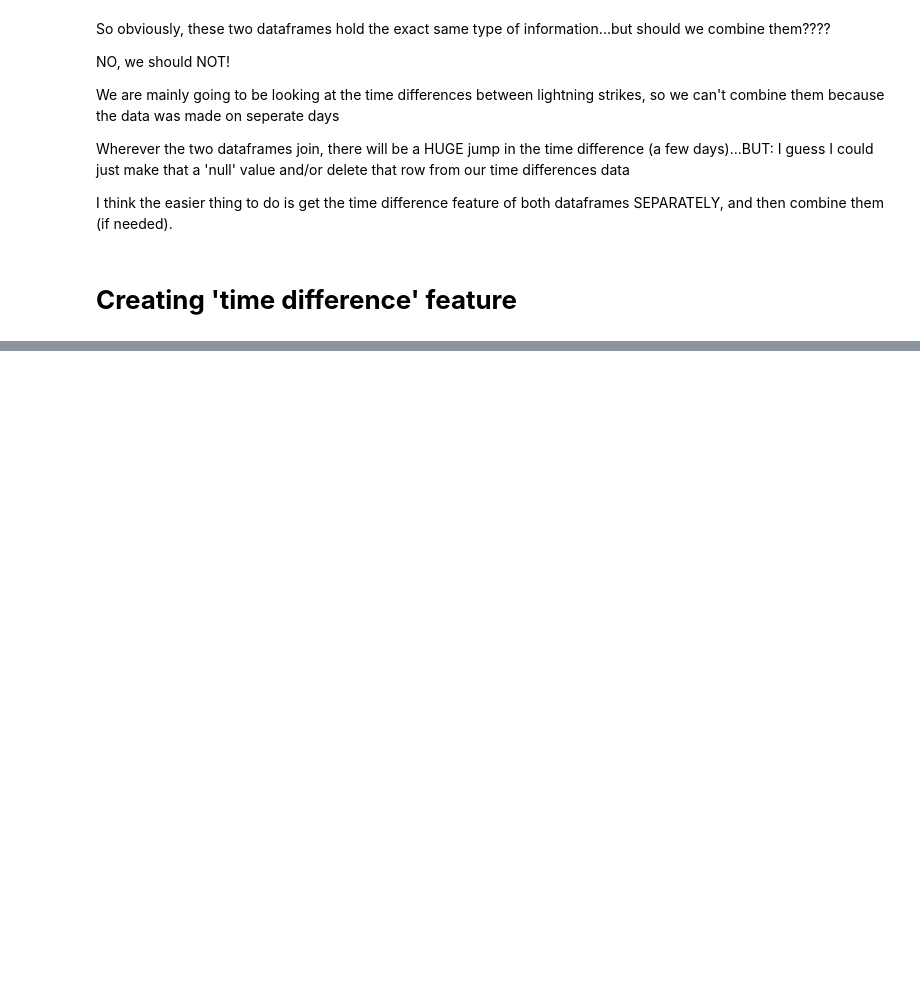
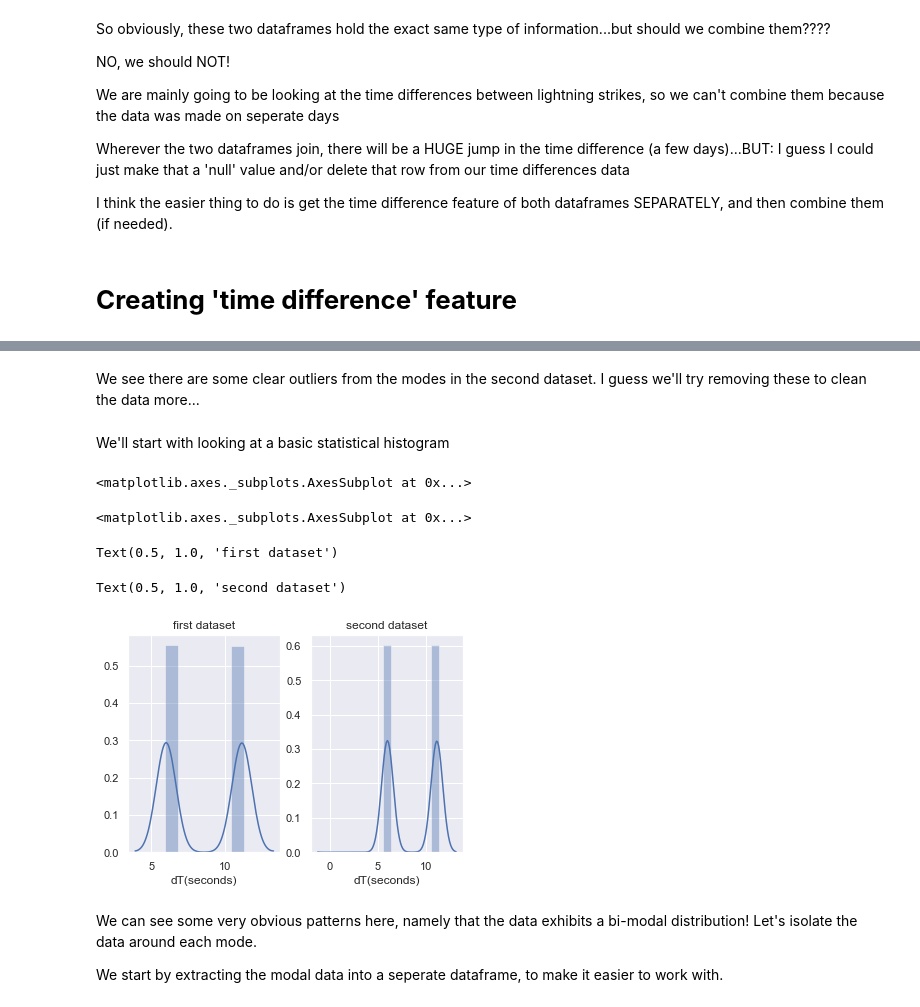
Before and after one commit to aj112358/FFX-Computer-Vision, a Jupyter notebook: FFX_Analysis.ipynb, the cells around one changed output, grey strips where cells are left out. Saved outputs shown, nothing was run; the diff lists cells and outputs as text; code cells hidden in the pictures; blank space fills up the shorter version.

```diff
--- a/FFX_Analysis.ipynb
+++ b/FFX_Analysis.ipynb
@@ -546,0 +653,22 @@ plt.scatter(x,y)
+# %% [markdown]
+We see there are some clear outliers from the modes in the second dataset. I guess we'll try removing these to clean the data more...
+# %% [markdown]
+We'll start with looking at a basic statistical histogram
+# %%
+fig, axes = plt.subplots(nrows=1, ncols=2)
+
+sns.distplot(ffx_cleaned["dT(seconds)"], ax=axes[0])
+sns.distplot(ffx2_cleaned["dT(seconds)"], ax=axes[1])
+
+axes[0].set_title("first dataset")
+axes[1].set_title("second dataset")
+# %% [output]
+<matplotlib.axes._subplots.AxesSubplot at 0x...>
+<matplotlib.axes._subplots.AxesSubplot at 0x...>
+Text(0.5, 1.0, 'first dataset')
+Text(0.5, 1.0, 'second dataset')
+[figure, added]
+# %% [markdown]
+We can see some very obvious patterns here, namely that the data exhibits a bi-modal distribution! Let's isolate the data around each mode.
+
+We start by extracting the modal data into a seperate dataframe, to make it easier to work with.
```
Also changed, not shown: parts of 39 cells of this notebook.
